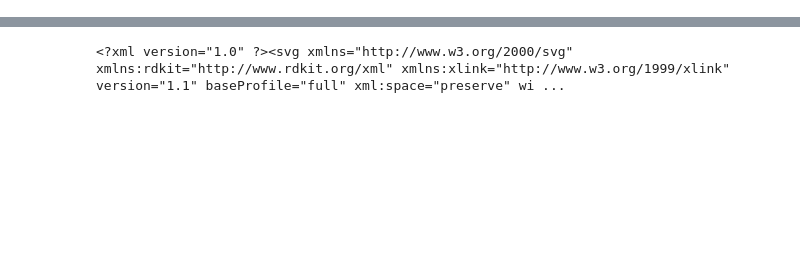
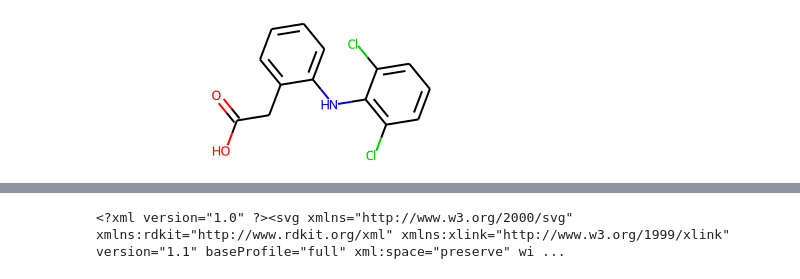
Before and after one commit to swamidasslab/xenopict, a Jupyter notebook: notebook/examples.ipynb, the cells around one changed output, grey strips where cells are left out. Drawn from its saved outputs; the diff is of its cells as text; code cells hidden in the pictures; blank space fills up the shorter version.

```diff
--- a/notebook/examples.ipynb
+++ b/notebook/examples.ipynb
@@ -25,3 +21,7 @@ drawer.halo()
+# %%
+Xenopict(mol).shade(shading).halo()
+# %% [output]
+[figure, added]
 # %%
 a1 = [b.GetBeginAtomIdx() for b in mol.GetBonds()]
 a2 = [b.GetEndAtomIdx() for b in mol.GetBonds()]
```
Also changed, not shown: parts of 23 cells of this notebook.
